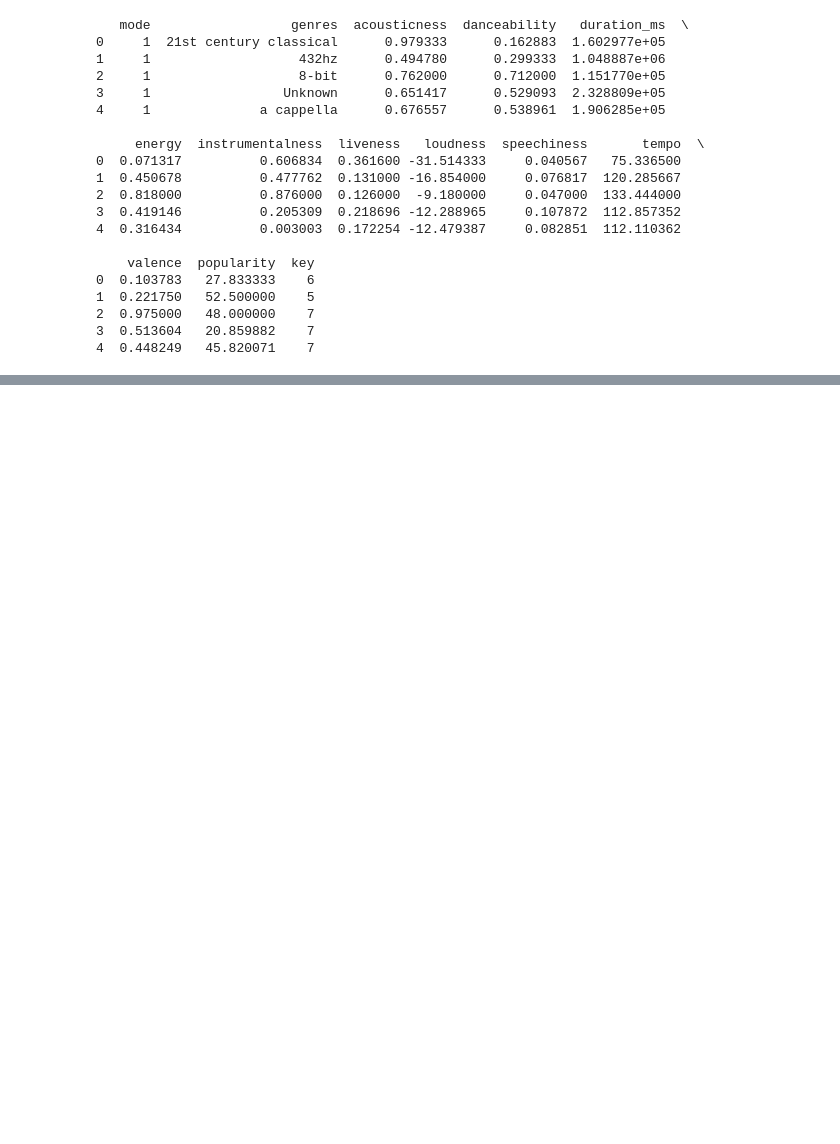
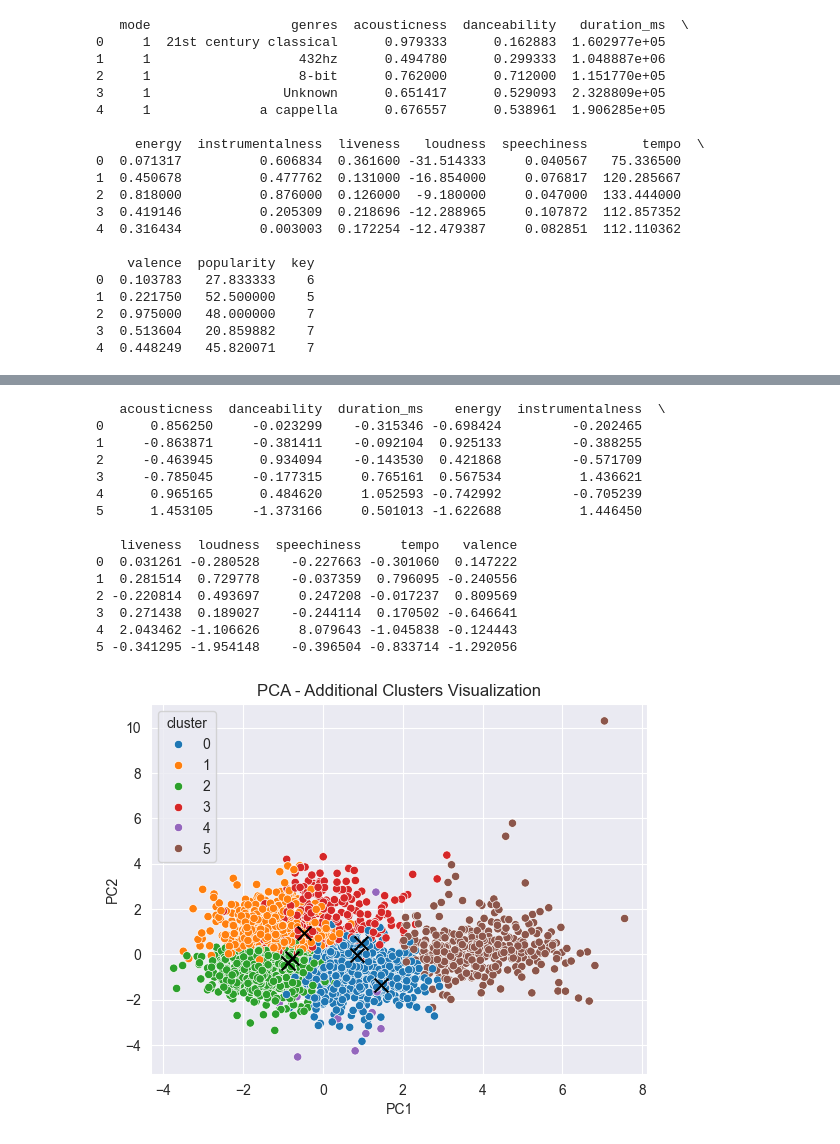
Before and after one commit to MaidenTaief/MUSIC-REC, a Jupyter notebook: Cluster/data_by_genres.ipynb, the cells around one changed output, grey strips where cells are left out. Cells and saved outputs as stored; diff of their text form; code cells hidden in the pictures; blank space fills up the shorter version.

```diff
--- a/Cluster/data_by_genres.ipynb
+++ b/Cluster/data_by_genres.ipynb
@@ -105,0 +223,58 @@ print(data_by_genres.head())
+# %%
+import matplotlib.pyplot as plt
+
+additional_features = ['acousticness', 'danceability', 'duration_ms', 'energy', 'instrumentalness', 'liveness', 'loudness', 'speechiness', 'tempo', 'valence']
+
+# Standardize the new set of features
+additional_scaled_features = scaler.fit_transform(data_by_genres[additional_features])
+
+# Apply K-Means clustering with the new features
+additional_kmeans = KMeans(n_clusters=6, random_state=42)
+additional_clusters = additional_kmeans.fit_predict(additional_scaled_features)
+data_by_genres['additional_cluster_label'] = additional_clusters
+
+# Examine the centroids of the clusters
+centroids = additional_kmeans.cluster_centers_
+
+# Convert to a DataFrame for  interpretation
+centroids_df = pd.DataFrame(centroids, columns=additional_features)
+
+# Display the centroids to understand what each cluster represents
+print(centroids_df)
+
+# Project the new clustering results onto the PCA-reduced space
+pca_result = PCA(n_components=2).fit_transform(additional_scaled_features)
+
+# Create a new DataFrame for the PCA results
+pca_df = pd.DataFrame(data=pca_result, columns=['PC1', 'PC2'])
+pca_df['cluster'] = additional_clusters
+
+# Plot the PCA results with the new cluster assignments
+sns.scatterplot(x='PC1', y='PC2', hue='cluster', data=pca_df, palette='tab10')
+#plot title
+plt.title('PCA - Additional Clusters Visualization')
+
+#plotting the centroids
+plt.scatter(centroids[:, 0], centroids[:, 1], c='black', marker='x', s=100)
+
+plt.savefig('/Users/taief/Desktop/MUSIC REC/plot/pca_additional_clusters_visualization_genre.png', dpi=300)
+
+# Display the plot
+plt.show()
+# %% [output]
+   acousticness  danceability  duration_ms    energy  instrumentalness  \
+0      0.856250     -0.023299    -0.315346 -0.698424         -0.202465
+1     -0.863871     -0.381411    -0.092104  0.925133         -0.388255
+2     -0.463945      0.934094    -0.143530  0.421868         -0.571709
+3     -0.785045     -0.177315     0.765161  0.567534          1.436621
+4      0.965165      0.484620     1.052593 -0.742992         -0.705239
+5      1.453105     -1.373166     0.501013 -1.622688          1.446450
+
+   liveness  loudness  speechiness     tempo   valence
+0  0.031261 -0.280528    -0.227663 -0.301060  0.147222
+1  0.281514  0.729778    -0.037359  0.796095 -0.240556
+2 -0.220814  0.493697     0.247208 -0.017237  0.809569
+3  0.271438  0.189027    -0.244114  0.170502 -0.646641
+4  2.043462 -1.106626     8.079643 -1.045838 -0.124443
+5 -0.341295 -1.954148    -0.396504 -0.833714 -1.292056
+[figure, added]
```
Also changed, not shown: parts of 11 cells of this notebook, 4 other files.
